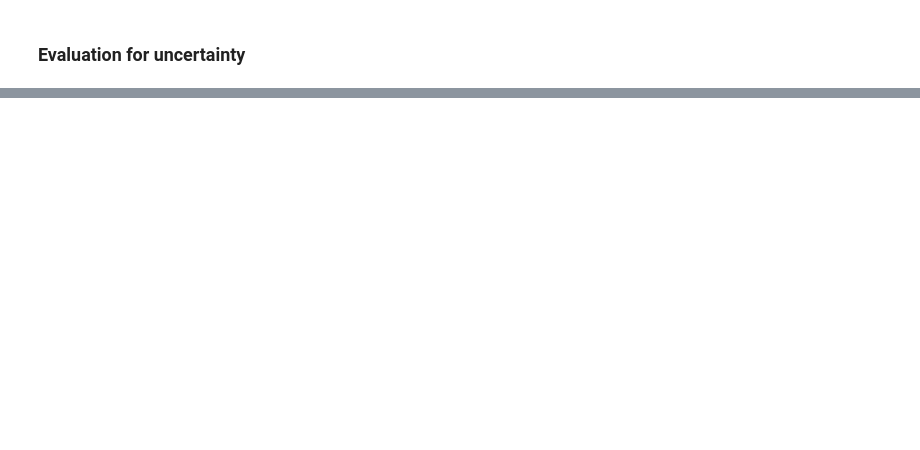
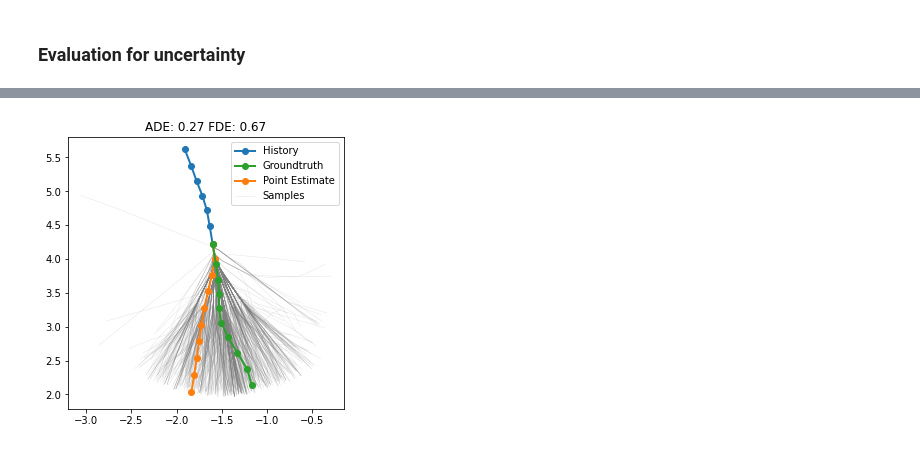
Before and after one commit to fengzileee/nus-cs5340, a Jupyter notebook: notebooks/hmm_latent_segments.ipynb, the cells around one changed output, grey strips where cells are left out. Saved outputs shown, nothing was run; the diff lists cells and outputs as text; code cells hidden in the pictures; blank space fills up the shorter version.

```diff
--- a/notebooks/hmm_latent_segments.ipynb
+++ b/notebooks/hmm_latent_segments.ipynb
@@ -345,0 +348,11 @@ for ax in axs:
+# %%
+viz = SamplingVisualizer(N_history=history_traj_length, sample_size=1000)
+fig, ax = plt.subplots(1, 1, figsize=(5, 5))
+
+idx = 407
+traj = trajlets_for_testing[idx, :, :]
+viz.visualize_to_axis(ax, predictor, traj)
+ax.set_title(f"ADE: {result['ade'][idx]:.2f} FDE: {result['fde'][idx]:.2f}")
+ax.set_aspect(0.75)
+# %% [output]
+[figure, added]
```
Also changed, not shown: parts of 18 cells of this notebook, 4 other files.
